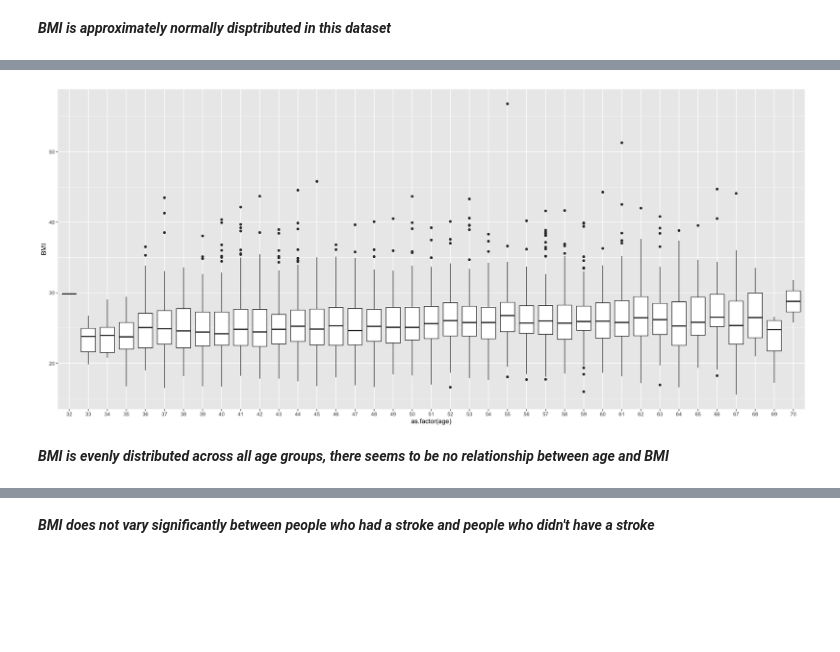
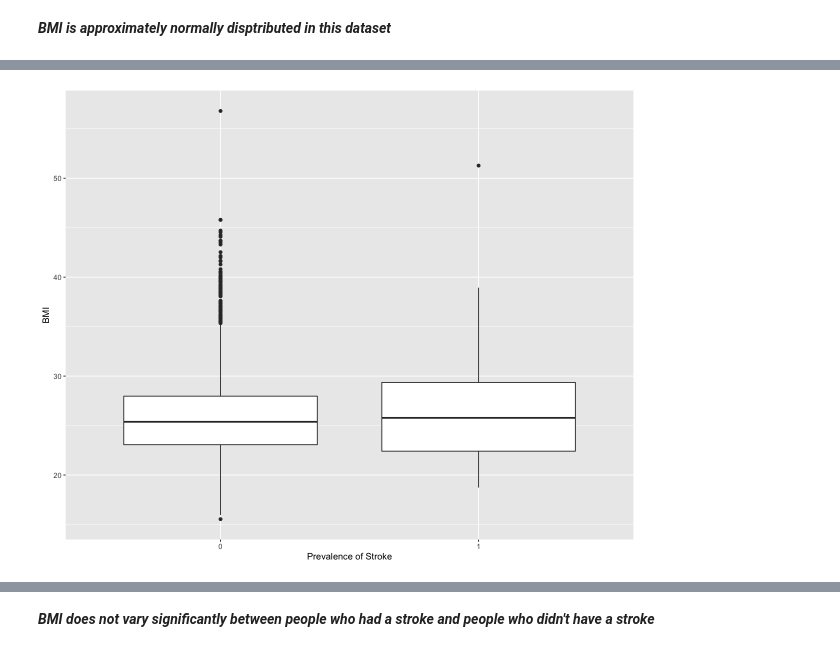
Before and after one commit to sccatalina/FinalProject, a Jupyter notebook: FraminghamK/FraminghamK.R.ipynb, the cells around one changed output, grey strips where cells are left out. Drawn from its saved outputs; the diff is of its cells as text; code cells hidden in the pictures; blank space fills up the shorter version.

```diff
--- a/FraminghamK/FraminghamK.R.ipynb
+++ b/FraminghamK/FraminghamK.R.ipynb
@@ -99,7 +140,5 @@ ggplot(data = kgheart, aes(x = BMI)) + geom_histogram(binwidth = 2, fill='blue',
 # %%
-options(repr.plot.width=18, repr.plot.height=8)
-ggplot(kgheart, aes(x = as.factor(age), y = BMI)) + geom_boxplot()
+options(repr.plot.width=10, repr.plot.height=8)
+ggplot(kgheart, aes(x = as.factor(prevalentStroke), y = BMI)) + geom_boxplot() + labs(x = "Prevalence of Stroke", y = "BMI")
 # %% [output]
-[figure, old version]
+[figure, new version]
-# %% [markdown]
-__*BMI is evenly distributed across all age groups, there seems to be no relationship between age and BMI*__
```
Also changed, not shown: parts of 24 cells of this notebook.
